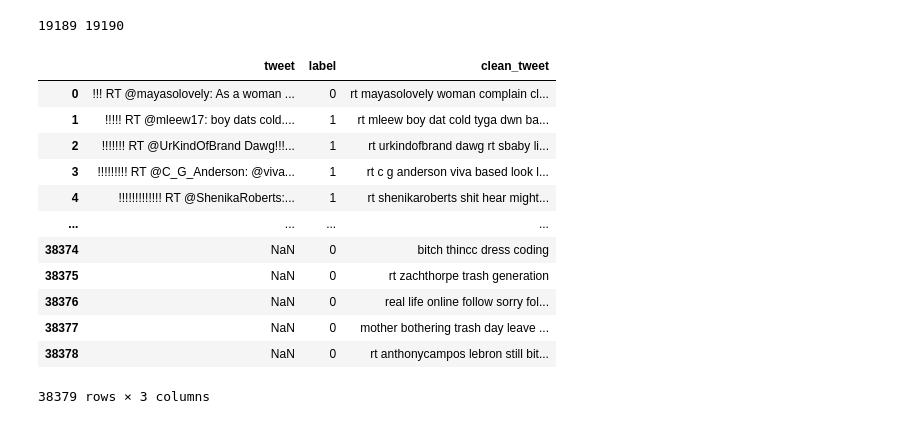
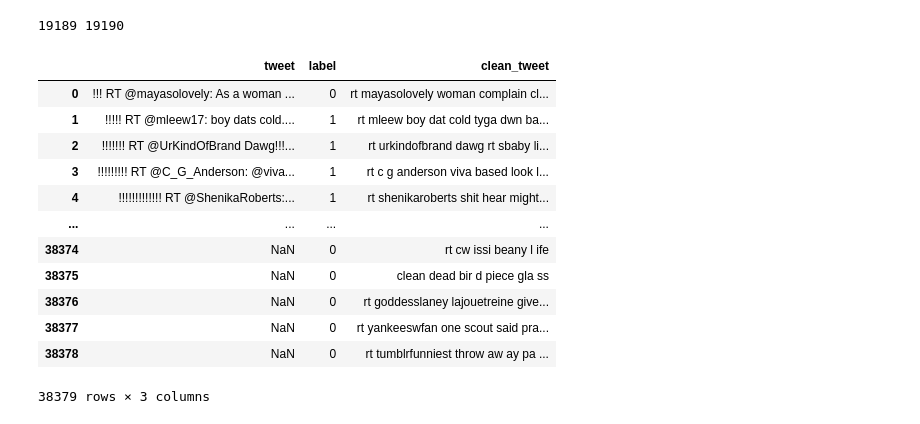
Before and after one commit to katarinaast/Text-data-augmentation, a Jupyter notebook: data_augmentation.ipynb, the cells around one changed output. Drawn from its saved outputs; the diff is of its cells as text; code cells hidden in the pictures.

Commit message:
added augmentation results

```diff
--- a/data_augmentation.ipynb
+++ b/data_augmentation.ipynb
@@ -934,8 +802,8 @@ def augment_dataset(df, text_column, method, num_augmented_instances, **kwargs):
 # %%
 import pandas as pd
 
-methods = [simulate_spelling_errors, keyboard_augmenter, ocr_simulation, random_character_augmentation, synonym_replacement, antonym_replacement, random_insertion, random_swap, random_deletion, split_augmentation, spelling_augmentation, random_sentence_augmentation]
-met1= [simulate_spelling_errors, synonym_replacement, random_character_augmentation, ocr_simulation]
+all_methods = [simulate_spelling_errors, keyboard_augmenter, ocr_simulation, random_character_augmentation, synonym_replacement, antonym_replacement, random_insertion, random_swap, random_deletion, split_augmentation, spelling_augmentation, random_sentence_augmentation]
+met1= [simulate_spelling_errors, synonym_replacement, random_sentence_augmentation, split_augmentation]
 
 negative_class_df = data[data['label'] == 0]
 
@@ -993,18 +865,19 @@ print(num_class_0f, num_class_1f)
 19189 19190
 # %%
 final = pd.concat([data, final_augmented_df], ignore_index=True)
-final
+df_augmented_set1 = final
+df_augmented_set1
 # %% [output]
 |  | tweet | label | clean_tweet |
 | 0 | !!! RT @mayasolovely: As a woman ... | 0 | rt mayasolovely woman complain cl... |
 | 1 | !!!!! RT @mleew17: boy dats cold.... | 1 | rt mleew boy dat cold tyga dwn ba... |
 | 2 | !!!!!!! RT @UrKindOfBrand Dawg!!!... | 1 | rt urkindofbrand dawg rt sbaby li... |
 | 3 | !!!!!!!!! RT @C_G_Anderson: @viva... | 1 | rt c g anderson viva based look l... |
 | 4 | !!!!!!!!!!!!! RT @ShenikaRoberts:... | 1 | rt shenikaroberts shit hear might... |
 | ... | ... | ... | ... |
-| 38374 | NaN | 0 | bitch thincc dress coding |
-| 38375 | NaN | 0 | rt zachthorpe trash generation |
-| 38376 | NaN | 0 | real life online follow sorry fol... |
-| 38377 | NaN | 0 | mother bothering trash day leave ... |
-| 38378 | NaN | 0 | rt anthonycampos lebron still bit... |
+| 38374 | NaN | 0 | rt cw issi beany l ife |
+| 38375 | NaN | 0 | clean dead bir d piece gla ss |
+| 38376 | NaN | 0 | rt goddesslaney lajouetreine give... |
+| 38377 | NaN | 0 | rt yankeeswfan one scout said pra... |
+| 38378 | NaN | 0 | rt tumblrfunniest throw aw ay pa ... |
 38379 rows × 3 columns
```
Also changed, not shown: parts of 36 cells of this notebook, 2 other files.
